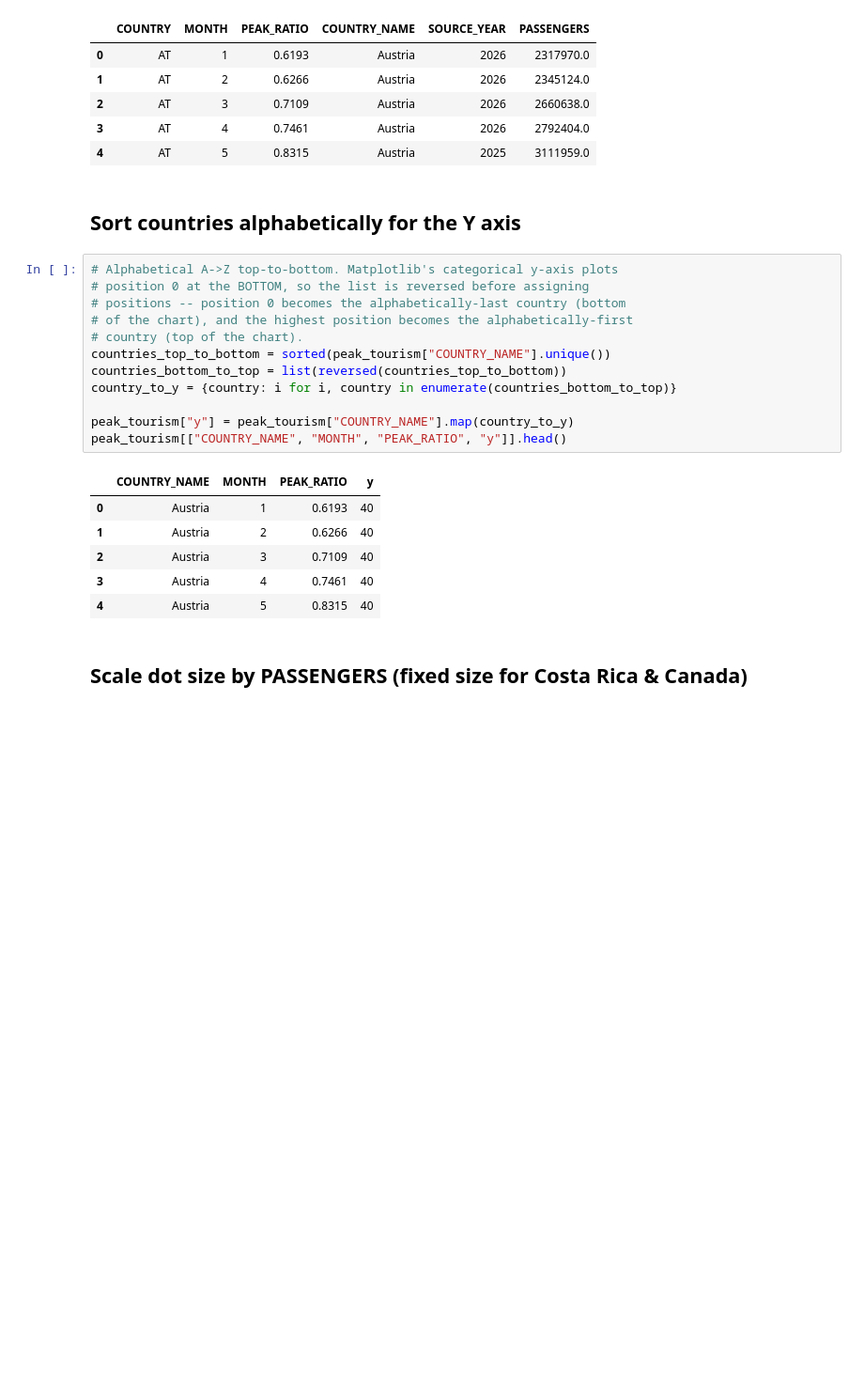
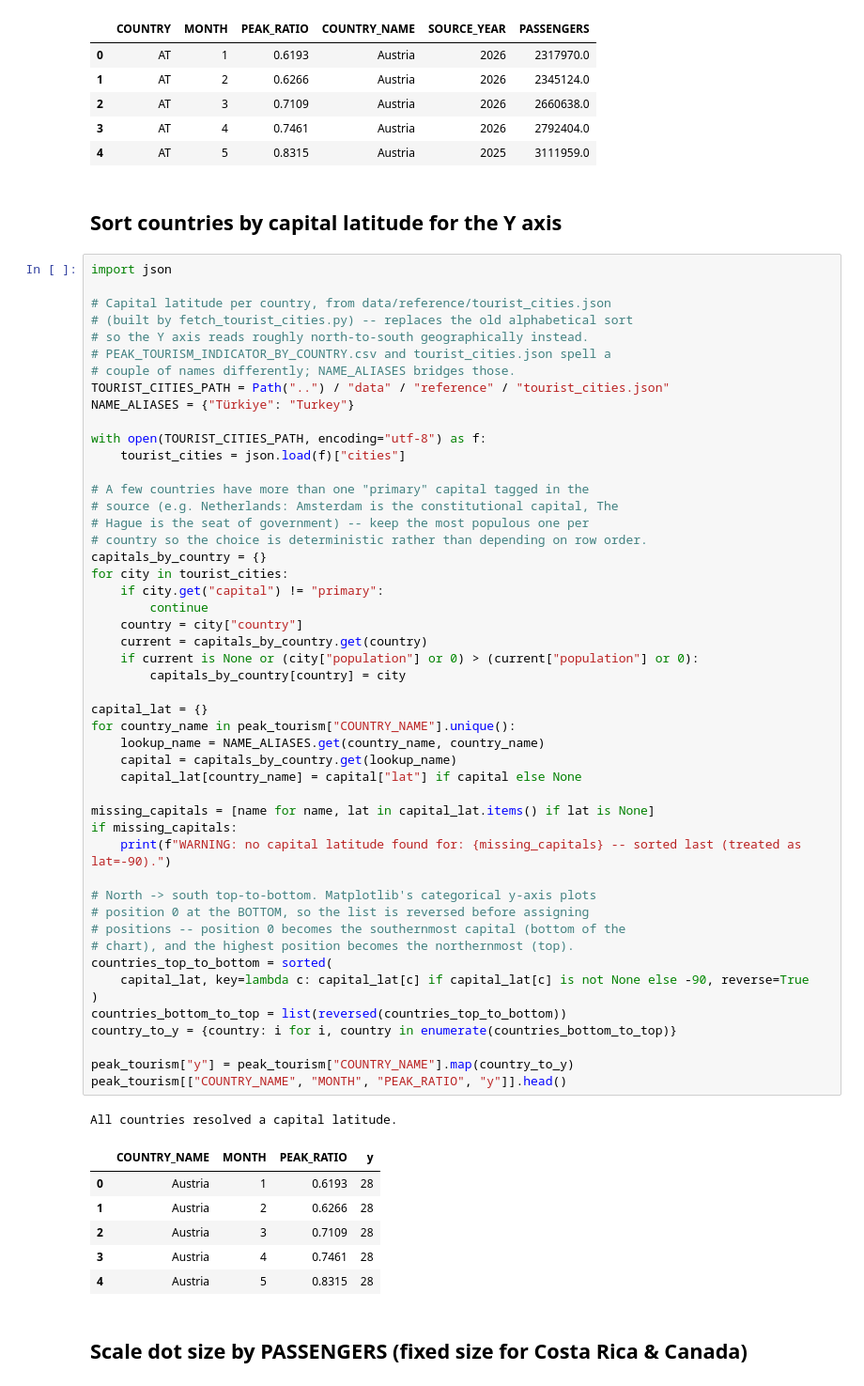
Before and after one commit to ivan-sepulveda/when-where, a Jupyter notebook: notebooks/peak_tourism_months_exploration.ipynb, the cells around one changed output. Shown at 94% size. Cells and saved outputs as stored; diff of their text form; blank space fills up the shorter version.

```diff
--- a/notebooks/peak_tourism_months_exploration.ipynb
+++ b/notebooks/peak_tourism_months_exploration.ipynb
@@ -37,26 +40,64 @@ peak_tourism.head()
 | 3 | AT | 4 | 0.7461 | Austria | 2026 | 2792404.0 |
 | 4 | AT | 5 | 0.8315 | Austria | 2025 | 3111959.0 |
 # %% [markdown]
-## Sort countries alphabetically for the Y axis
+## Sort countries by capital latitude for the Y axis
 # %%
-# Alphabetical A->Z top-to-bottom. Matplotlib's categorical y-axis plots
+import json
+
+# Capital latitude per country, from data/reference/tourist_cities.json
+# (built by fetch_tourist_cities.py) -- replaces the old alphabetical sort
+# so the Y axis reads roughly north-to-south geographically instead.
+# PEAK_TOURISM_INDICATOR_BY_COUNTRY.csv and tourist_cities.json spell a
+# couple of names differently; NAME_ALIASES bridges those.
+TOURIST_CITIES_PATH = Path("..") / "data" / "reference" / "tourist_cities.json"
+NAME_ALIASES = {"Türkiye": "Turkey"}
+
+with open(TOURIST_CITIES_PATH, encoding="utf-8") as f:
+    tourist_cities = json.load(f)["cities"]
+
+# A few countries have more than one "primary" capital tagged in the
+# source (e.g. Netherlands: Amsterdam is the constitutional capital, The
+# Hague is the seat of government) -- keep the most populous one per
+# country so the choice is deterministic rather than depending on row order.
+capitals_by_country = {}
+for city in tourist_cities:
+    if city.get("capital") != "primary":
+        continue
+    country = city["country"]
+    current = capitals_by_country.get(country)
+    if current is None or (city["population"] or 0) > (current["population"] or 0):
+        capitals_by_country[country] = city
+
+capital_lat = {}
+for country_name in peak_tourism["COUNTRY_NAME"].unique():
+    lookup_name = NAME_ALIASES.get(country_name, country_name)
+    capital = capitals_by_country.get(lookup_name)
+    capital_lat[country_name] = capital["lat"] if capital else None
+
+missing_capitals = [name for name, lat in capital_lat.items() if lat is None]
+if missing_capitals:
+    print(f"WARNING: no capital latitude found for: {missing_capitals} -- sorted last (treated as lat=-90).")
+
+# North -> south top-to-bottom. Matplotlib's categorical y-axis plots
 # position 0 at the BOTTOM, so the list is reversed before assigning
-# positions -- position 0 becomes the alphabetically-last country (bottom
-# of the chart), and the highest position becomes the alphabetically-first
-# country (top of the chart).
-countries_top_to_bottom = sorted(peak_tourism["COUNTRY_NAME"].unique())
+# positions -- position 0 becomes the southernmost capital (bottom of the
+# chart), and the highest position becomes the northernmost (top).
+countries_top_to_bottom = sorted(
+    capital_lat, key=lambda c: capital_lat[c] if capital_lat[c] is not None else -90, reverse=True
+)
 countries_bottom_to_top = list(reversed(countries_top_to_bottom))
 country_to_y = {country: i for i, country in enumerate(countries_bottom_to_top)}
 
 peak_tourism["y"] = peak_tourism["COUNTRY_NAME"].map(country_to_y)
 peak_tourism[["COUNTRY_NAME", "MONTH", "PEAK_RATIO", "y"]].head()
 # %% [output]
+All countries resolved a capital latitude.
 |  | COUNTRY_NAME | MONTH | PEAK_RATIO | y |
-| 0 | Austria | 1 | 0.6193 | 40 |
-| 1 | Austria | 2 | 0.6266 | 40 |
-| 2 | Austria | 3 | 0.7109 | 40 |
-| 3 | Austria | 4 | 0.7461 | 40 |
-| 4 | Austria | 5 | 0.8315 | 40 |
+| 0 | Austria | 1 | 0.6193 | 28 |
+| 1 | Austria | 2 | 0.6266 | 28 |
+| 2 | Austria | 3 | 0.7109 | 28 |
+| 3 | Austria | 4 | 0.7461 | 28 |
+| 4 | Austria | 5 | 0.8315 | 28 |
 # %% [markdown]
 ## Scale dot size by PASSENGERS (fixed size for Costa Rica & Canada)
 # %%
```
Also changed, not shown: parts of 3 cells of this notebook, 6 other files.
